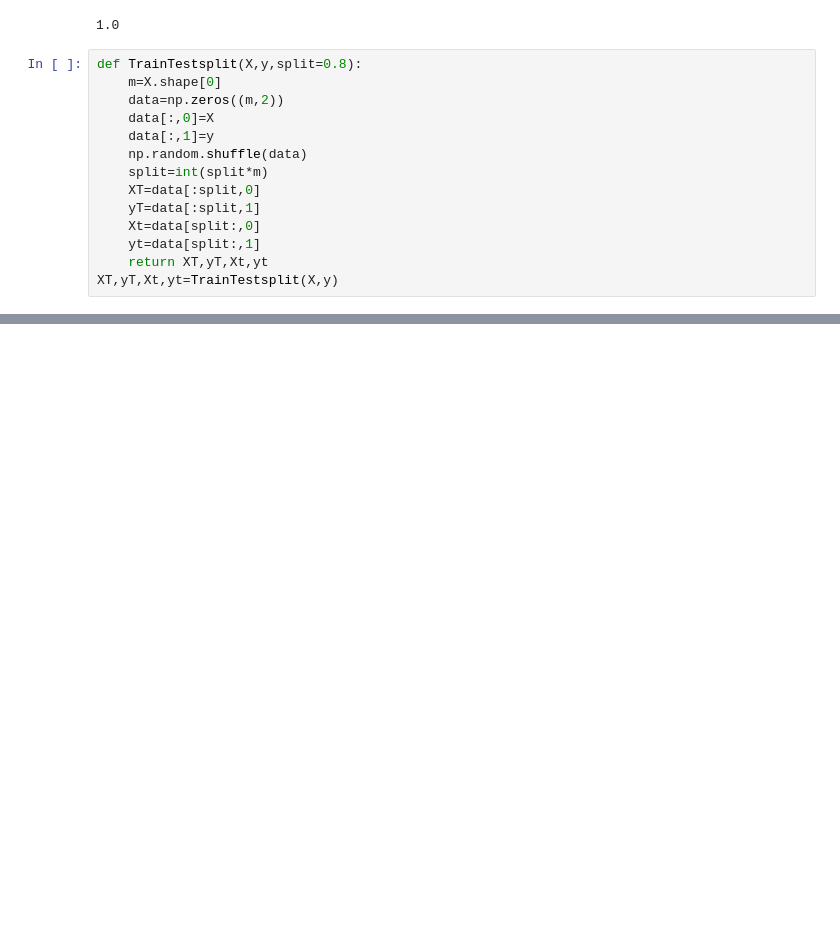
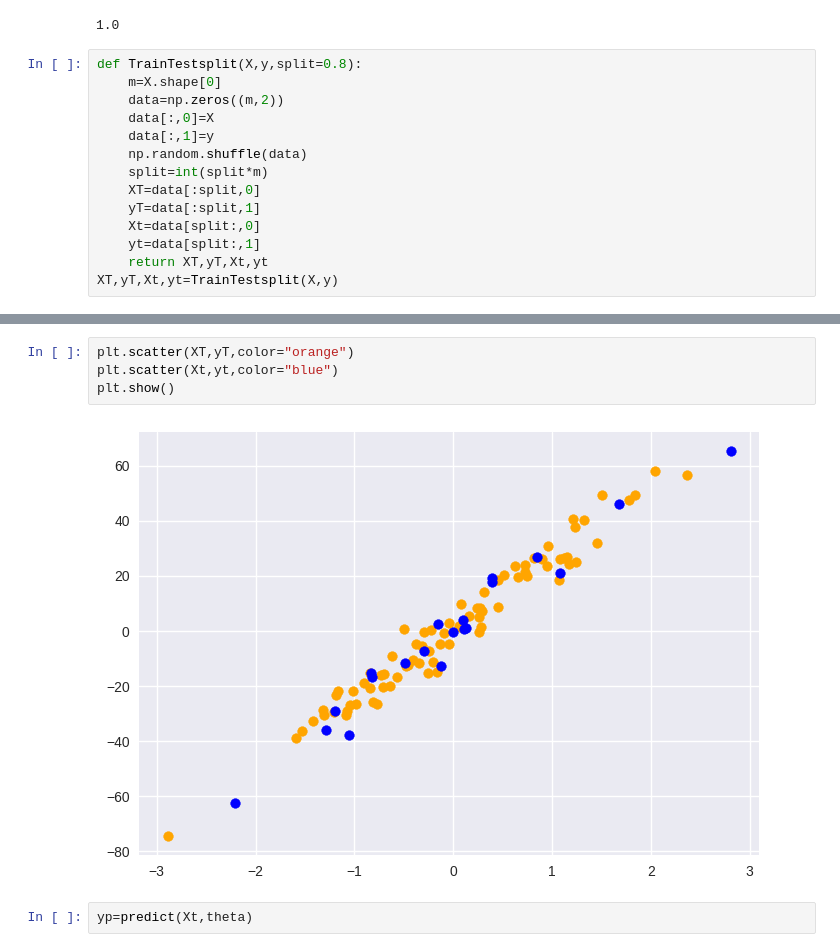
Before and after one commit to Yami6575/MachineLearningFundaments, a Jupyter notebook: Linear_Regression.ipynb, the cells around one changed output, grey strips where cells are left out. Saved outputs shown, nothing was run; the diff lists cells and outputs as text; blank space fills up the shorter version.

```diff
--- a/Linear_Regression.ipynb
+++ b/Linear_Regression.ipynb
@@ -88,0 +136,8 @@ plt.show()
+# %%
+plt.scatter(XT,yT,color="orange")
+plt.scatter(Xt,yt,color="blue")
+plt.show()
+# %% [output]
+[figure, added]
+# %%
+yp=predict(Xt,theta)
```
Also changed, not shown: parts of 12 cells of this notebook.
